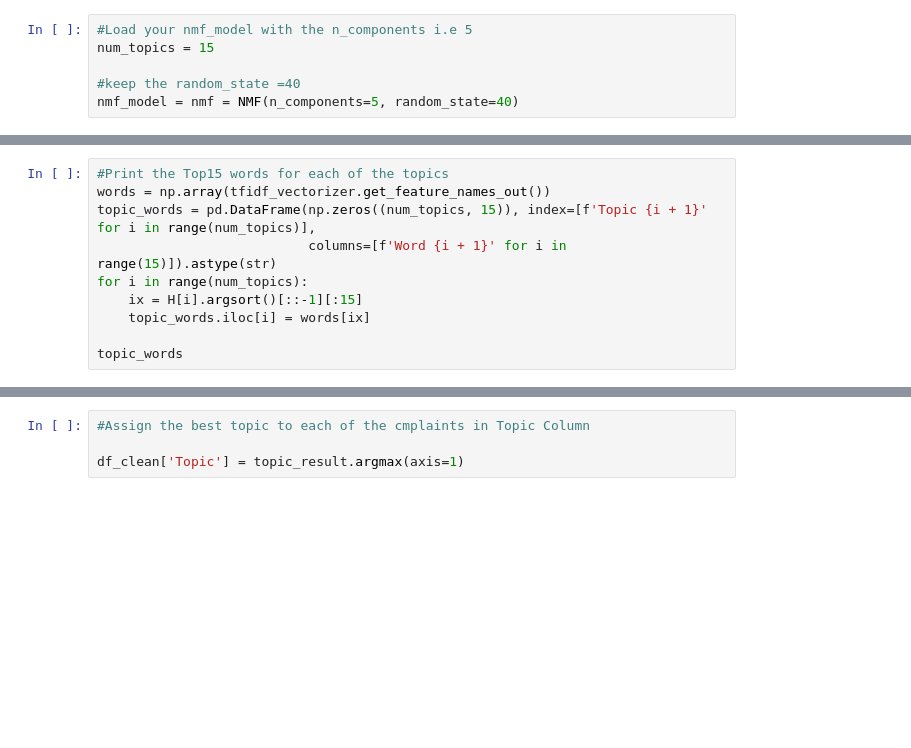
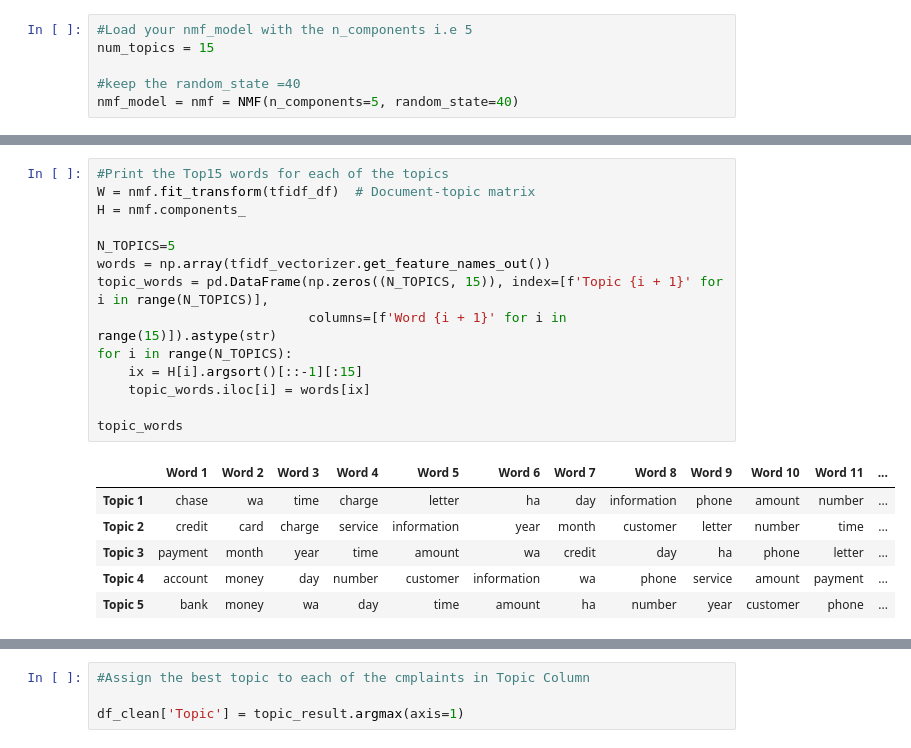
Before and after one commit to hargurjeet/NLP_Automatic_Ticket_Classification, a Jupyter notebook: Automatic_Ticket_Classification_Assignment.ipynb, the cells around one changed output, grey strips where cells are left out. Cells and saved outputs as stored; diff of their text form; blank space fills up the shorter version.

```diff
--- a/Automatic_Ticket_Classification_Assignment.ipynb
+++ b/Automatic_Ticket_Classification_Assignment.ipynb
@@ -500,13 +554,24 @@ len(tfidf_vectorizer.get_feature_names_out())
 # %%
 #Print the Top15 words for each of the topics
+W = nmf.fit_transform(tfidf_df)  # Document-topic matrix
+H = nmf.components_
+
+N_TOPICS=5
 words = np.array(tfidf_vectorizer.get_feature_names_out())
-topic_words = pd.DataFrame(np.zeros((num_topics, 15)), index=[f'Topic {i + 1}' for i in range(num_topics)],
+topic_words = pd.DataFrame(np.zeros((N_TOPICS, 15)), index=[f'Topic {i + 1}' for i in range(N_TOPICS)],
                            columns=[f'Word {i + 1}' for i in range(15)]).astype(str)
-for i in range(num_topics):
+for i in range(N_TOPICS):
     ix = H[i].argsort()[::-1][:15]
     topic_words.iloc[i] = words[ix]
 
 topic_words
+# %% [output]
+|  | Word 1 | Word 2 | Word 3 | Word 4 | Word 5 | Word 6 | Word 7 | Word 8 | Word 9 | Word 10 | Word 11 | ... |
+| Topic 1 | chase | wa | time | charge | letter | ha | day | information | phone | amount | number | ... |
+| Topic 2 | credit | card | charge | service | information | year | month | customer | letter | number | time | ... |
+| Topic 3 | payment | month | year | time | amount | wa | credit | day | ha | phone | letter | ... |
+| Topic 4 | account | money | day | number | customer | information | wa | phone | service | amount | payment | ... |
+| Topic 5 | bank | money | wa | day | time | amount | ha | number | year | customer | phone | ... |
 # %%
 #Create the best topic for each complaint in terms of integer value 0,1,2,3 & 4
 topic_result = nmf_model.transform(tfidf_df)
```
Also changed, not shown: parts of 8 cells of this notebook.
